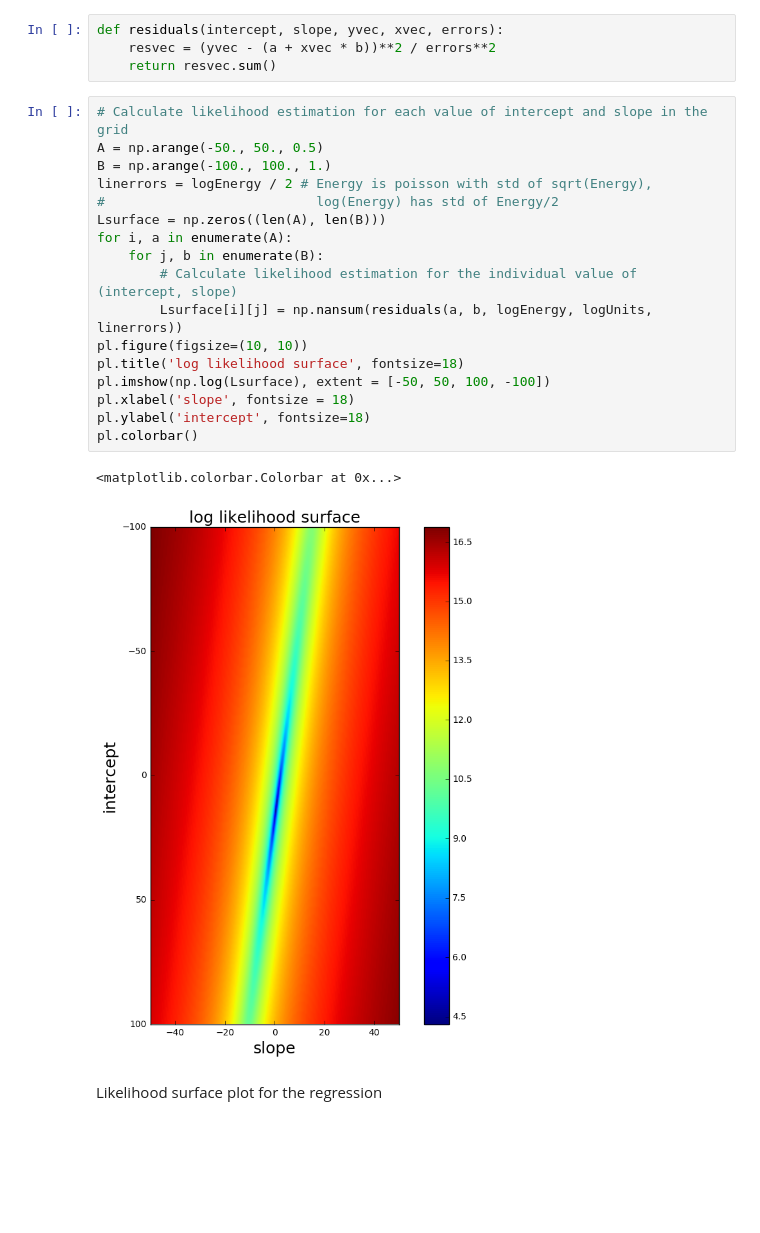
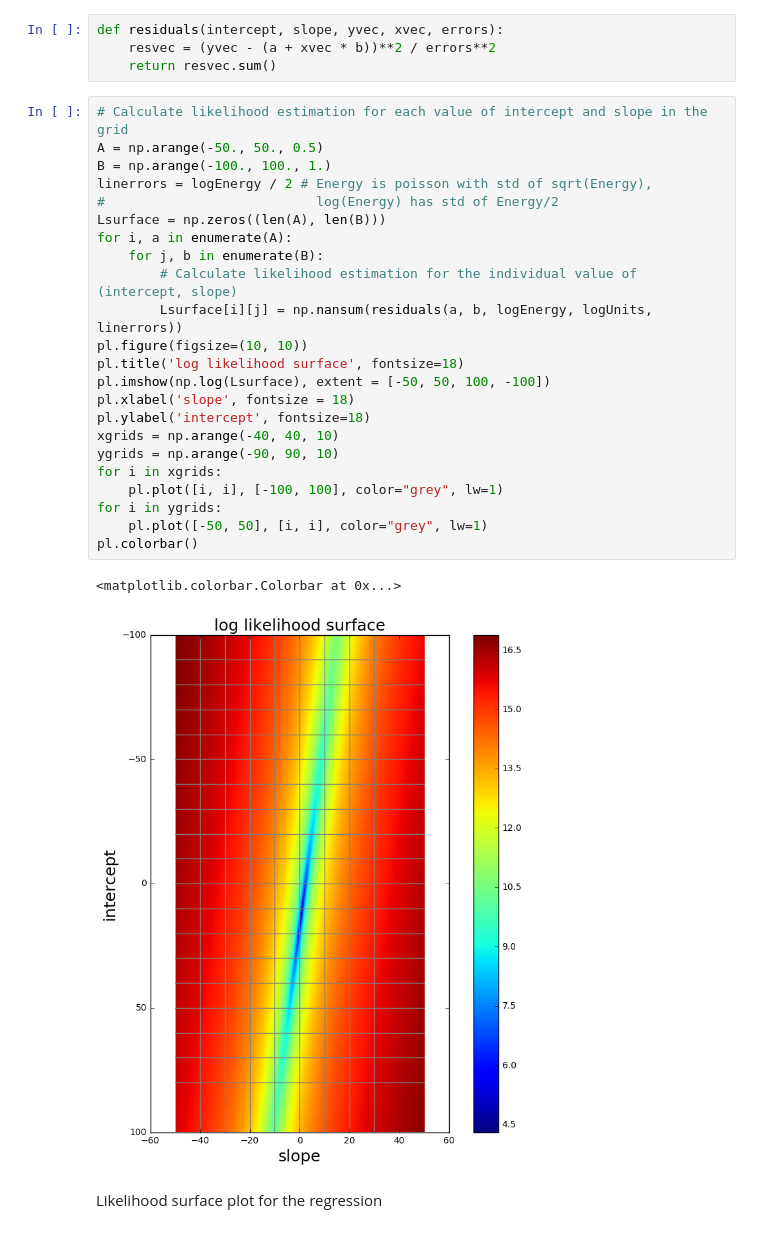
Before and after one commit to sighthnd/PUI2016_ss4977, a Jupyter notebook: HW6_ss4977/Assignment1_ss4977.ipynb, the cells around one changed output. Saved outputs shown, nothing was run; the diff lists cells and outputs as text; blank space fills up the shorter version.

```diff
--- a/HW6_ss4977/Assignment1_ss4977.ipynb
+++ b/HW6_ss4977/Assignment1_ss4977.ipynb
@@ -439,22 +439,28 @@ def residuals(intercept, slope, yvec, xvec, errors):
 # %%
 # Calculate likelihood estimation for each value of intercept and slope in the grid
 A = np.arange(-50., 50., 0.5)
 B = np.arange(-100., 100., 1.)
 linerrors = logEnergy / 2 # Energy is poisson with std of sqrt(Energy),
 #                           log(Energy) has std of Energy/2
 Lsurface = np.zeros((len(A), len(B)))
 for i, a in enumerate(A):
     for j, b in enumerate(B):
         # Calculate likelihood estimation for the individual value of (intercept, slope)
         Lsurface[i][j] = np.nansum(residuals(a, b, logEnergy, logUnits, linerrors))
 pl.figure(figsize=(10, 10))
 pl.title('log likelihood surface', fontsize=18)
 pl.imshow(np.log(Lsurface), extent = [-50, 50, 100, -100])
 pl.xlabel('slope', fontsize = 18)
 pl.ylabel('intercept', fontsize=18)
+xgrids = np.arange(-40, 40, 10)
+ygrids = np.arange(-90, 90, 10)
+for i in xgrids:
+    pl.plot([i, i], [-100, 100], color="grey", lw=1)
+for i in ygrids:
+    pl.plot([-50, 50], [i, i], color="grey", lw=1)
 pl.colorbar()
 # %% [output]
 <matplotlib.colorbar.Colorbar at 0x...>
-[figure, old version]
+[figure, new version]
 # %% [markdown]
 Likelihood surface plot for the regression
```
Also changed, not shown: parts of 2 cells of this notebook.
